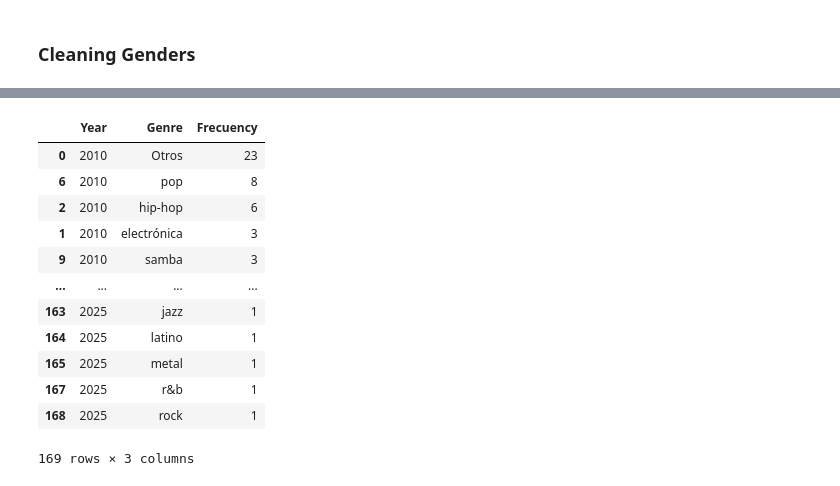
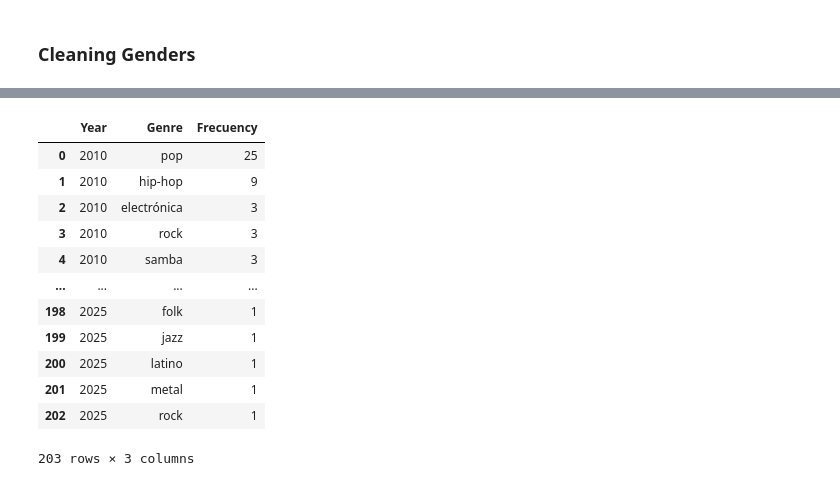
Before and after one commit to Robertoaga0/music_trends, a Jupyter notebook: DATA/Data_cleaning.ipynb, the cells around one changed output, grey strips where cells are left out. Saved outputs shown, nothing was run; the diff lists cells and outputs as text; code cells hidden in the pictures.

```diff
--- a/DATA/Data_cleaning.ipynb
+++ b/DATA/Data_cleaning.ipynb
@@ -73,6 +73,6 @@ df
 # %% [markdown]
 ### Cleaning Genders
 # %%
-df_generos = pd.read_csv("C:\\Users\\Rober\\Desktop\\PROYECTS\\Music Trends Proyect\\CSV\\generos_mas_populares_por_año.csv")
+df_generos = pd.read_csv("C:\\Users\\Rober\\Desktop\\PROYECTS\\Music Trends Proyect\\CSV\\Datamatrix_genres.csv")
 df_generos
 # %% [output]
@@ -91,0 +92,3 @@ df_generos
+# %%
+df_generos = df_generos.drop(columns=["Unnamed: 0"])
+df_generos
@@ -112,17 +113,18 @@ df_generos
 # %%
 df_generos = df_generos.sort_values(by=['Year', 'Frecuency'], ascending=[True, False])
+df_generos = df_generos.reset_index(drop=True)
 df_generos
 # %% [output]
 |  | Year | Genre | Frecuency |
-| 0 | 2010 | Otros | 23 |
-| 6 | 2010 | pop | 8 |
-| 2 | 2010 | hip-hop | 6 |
-| 1 | 2010 | electrónica | 3 |
-| 9 | 2010 | samba | 3 |
+| 0 | 2010 | pop | 25 |
+| 1 | 2010 | hip-hop | 9 |
+| 2 | 2010 | electrónica | 3 |
+| 3 | 2010 | rock | 3 |
+| 4 | 2010 | samba | 3 |
 | ... | ... | ... | ... |
-| 163 | 2025 | jazz | 1 |
-| 164 | 2025 | latino | 1 |
-| 165 | 2025 | metal | 1 |
-| 167 | 2025 | r&b | 1 |
-| 168 | 2025 | rock | 1 |
+| 198 | 2025 | folk | 1 |
+| 199 | 2025 | jazz | 1 |
+| 200 | 2025 | latino | 1 |
+| 201 | 2025 | metal | 1 |
+| 202 | 2025 | rock | 1 |
-169 rows × 3 columns
+203 rows × 3 columns
```
Also changed, not shown: parts of 3 cells of this notebook, 8 other files.
